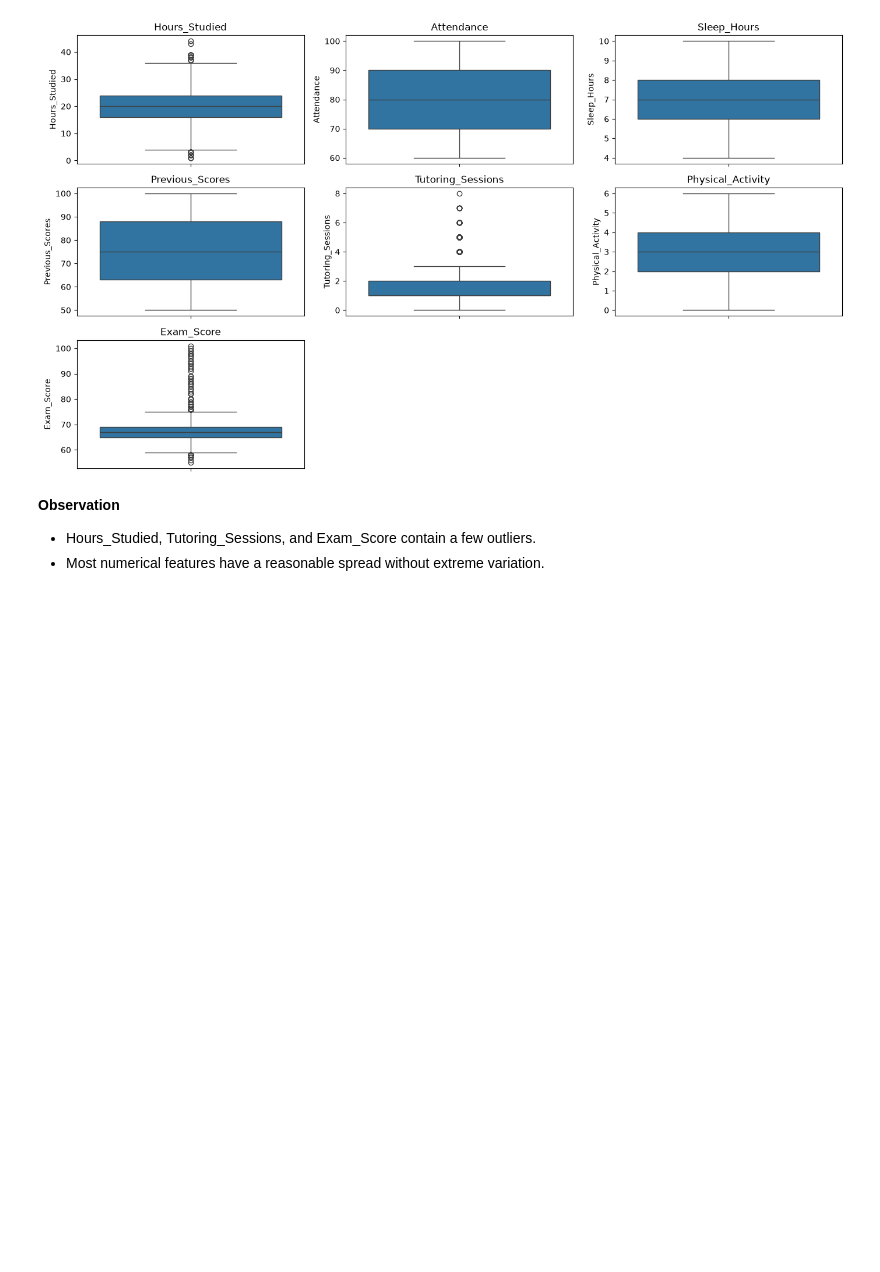
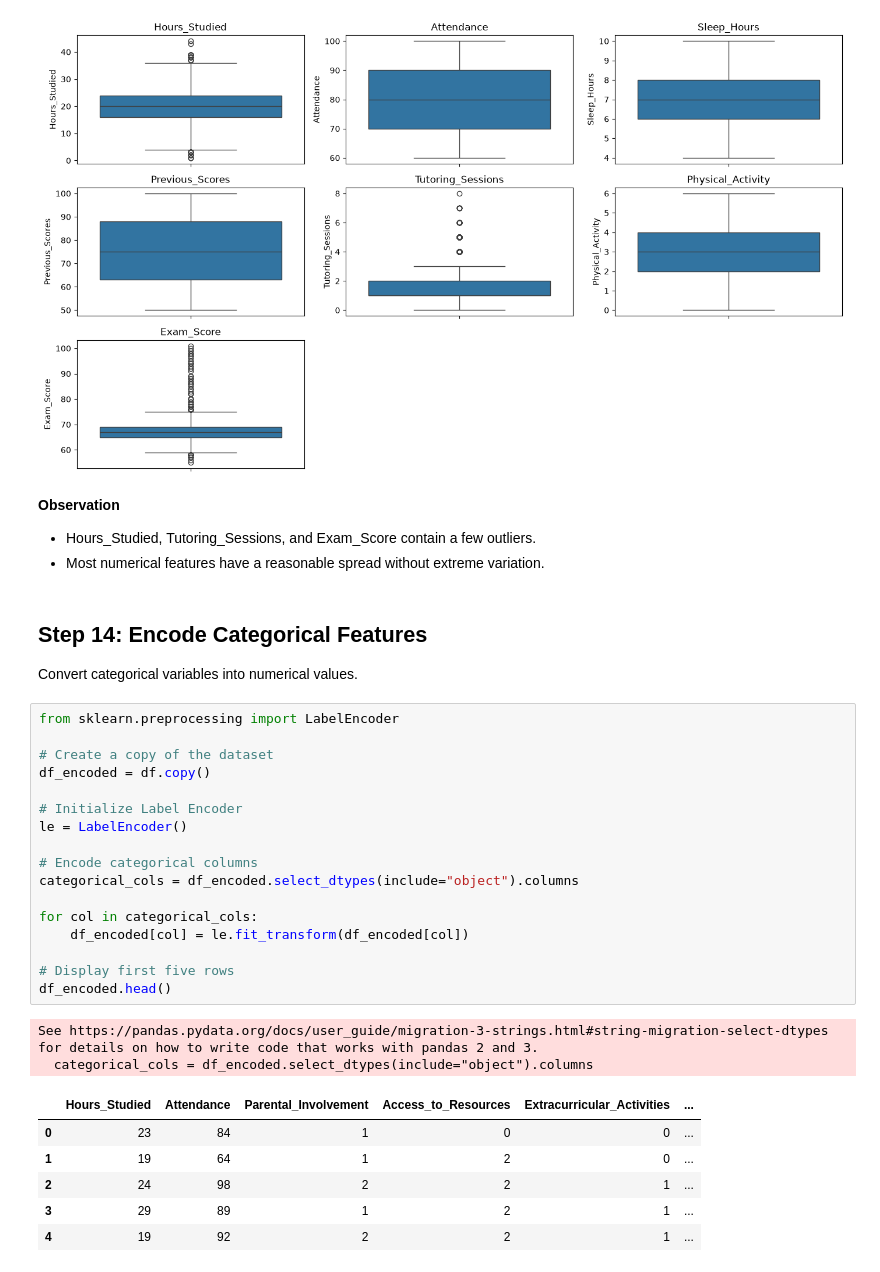
Before and after one commit to heydhwani/Smart_Study_Performance_Predictor, a Jupyter notebook: notebooks/smart_study_performance_predictor.ipynb, the cells around one changed output. Drawn from its saved outputs; the diff is of its cells as text; blank space fills up the shorter version.

Commit message:
Encoded Categorical features

```diff
--- a/notebooks/smart_study_performance_predictor.ipynb
+++ b/notebooks/smart_study_performance_predictor.ipynb
@@ -238,3 +238,32 @@ plt.show()
 **Observation**
 - Hours_Studied, Tutoring_Sessions, and Exam_Score contain a few outliers.
 - Most numerical features have a reasonable spread without extreme variation.
+# %% [markdown]
+## Step 14: Encode Categorical Features
+Convert categorical variables into numerical values.
+# %%
+from sklearn.preprocessing import LabelEncoder
+
+# Create a copy of the dataset
+df_encoded = df.copy()
+
+# Initialize Label Encoder
+le = LabelEncoder()
+
+# Encode categorical columns
+categorical_cols = df_encoded.select_dtypes(include="object").columns
+
+for col in categorical_cols:
+    df_encoded[col] = le.fit_transform(df_encoded[col])
+
+# Display first five rows
+df_encoded.head()
+# %% [output]
+See https://pandas.pydata.org/docs/user_guide/migration-3-strings.html#string-migration-select-dtypes for details on how to write code that works with pandas 2 and 3.
+  categorical_cols = df_encoded.select_dtypes(include="object").columns
+|  | Hours_Studied | Attendance | Parental_Involvement | Access_to_Resources | Extracurricular_Activities | ... |
+| 0 | 23 | 84 | 1 | 0 | 0 | ... |
+| 1 | 19 | 64 | 1 | 2 | 0 | ... |
+| 2 | 24 | 98 | 2 | 2 | 1 | ... |
+| 3 | 29 | 89 | 1 | 2 | 1 | ... |
+| 4 | 19 | 92 | 2 | 2 | 1 | ... |
```
Also changed, not shown: parts of 2 cells of this notebook.
